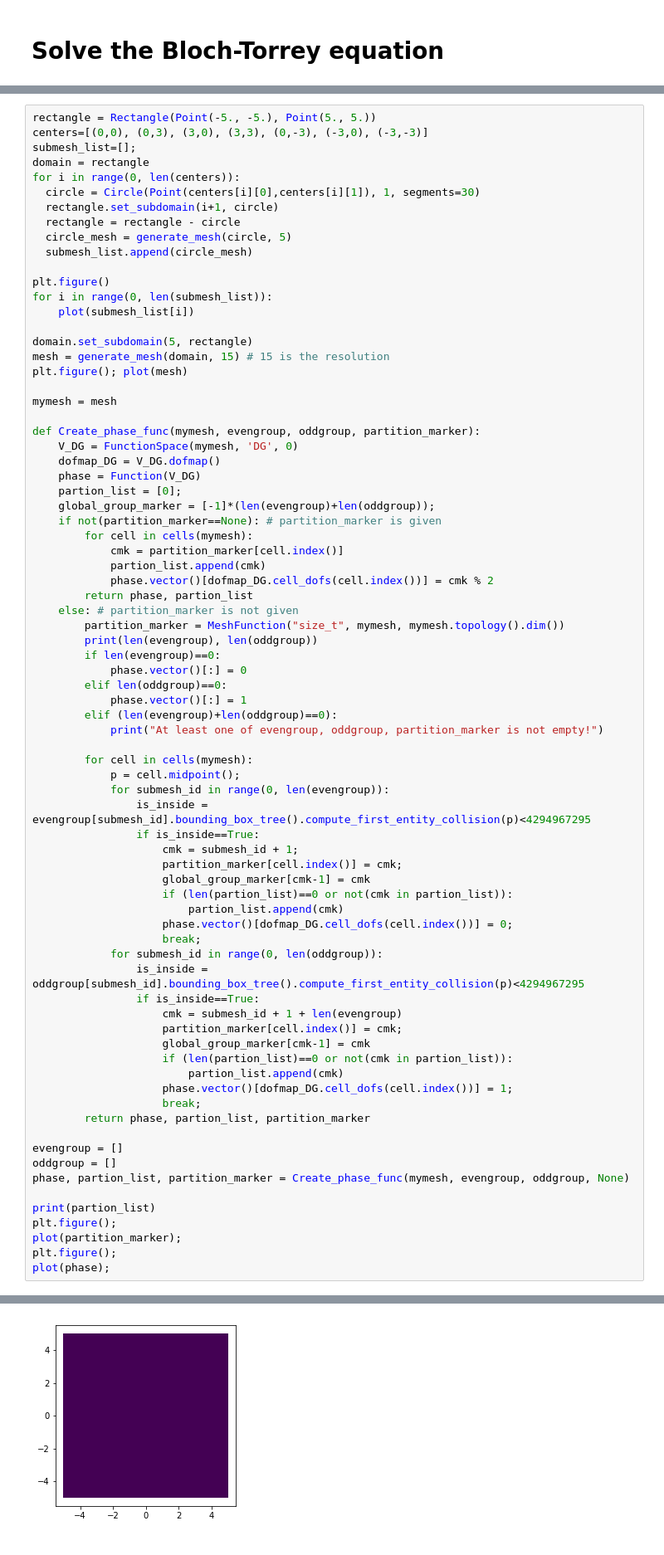
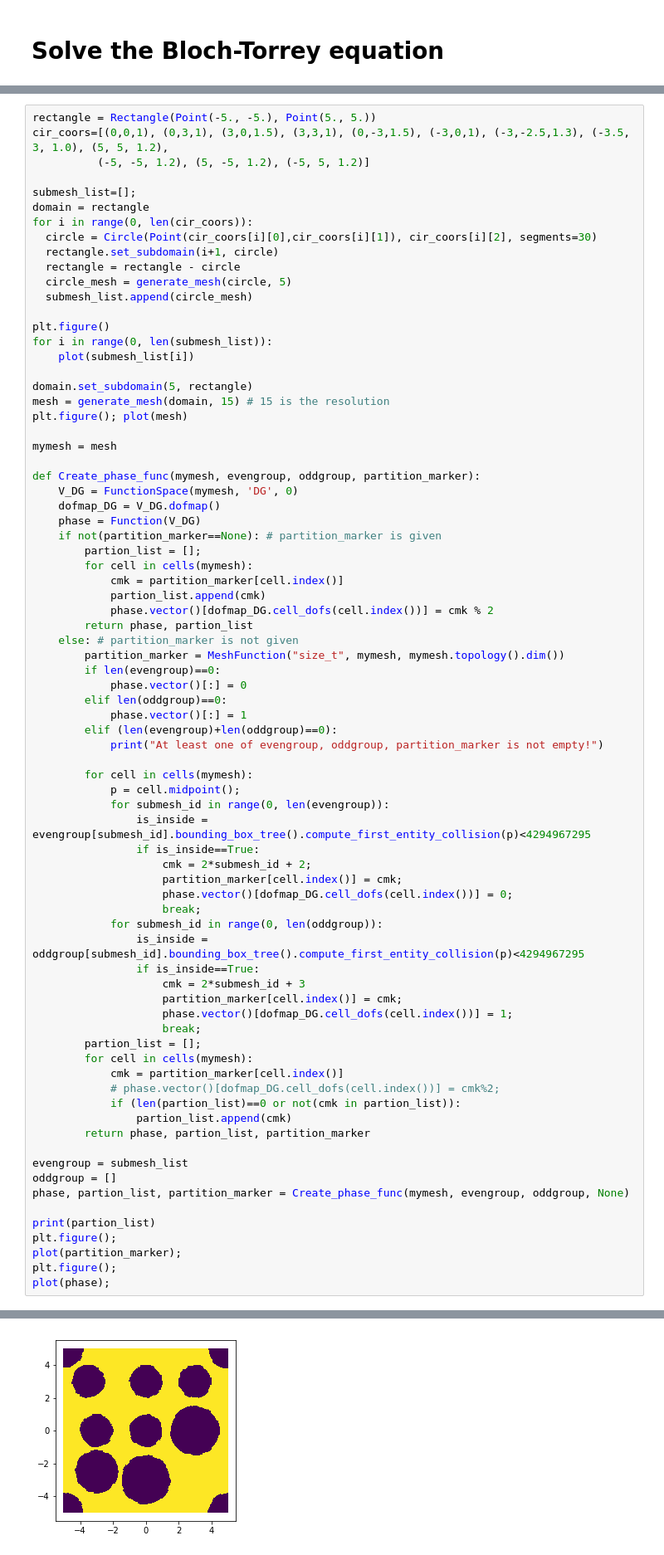
Before and after one commit to van-dang/DMRI-FEM-Cloud, a Jupyter notebook: PeriodicDomains.ipynb, the cells around one changed output, grey strips where cells are left out. Shown at 83% size. Cells and saved outputs as stored; diff of their text form.

```diff
--- a/PeriodicDomains.ipynb
+++ b/PeriodicDomains.ipynb
@@ -274,11 +274,13 @@ DEBUG:matplotlib.axes._base:update_title_pos
 [figure]
 # %%
 rectangle = Rectangle(Point(-5., -5.), Point(5., 5.))
-centers=[(0,0), (0,3), (3,0), (3,3), (0,-3), (-3,0), (-3,-3)]
+cir_coors=[(0,0,1), (0,3,1), (3,0,1.5), (3,3,1), (0,-3,1.5), (-3,0,1), (-3,-2.5,1.3), (-3.5, 3, 1.0), (5, 5, 1.2),
+          (-5, -5, 1.2), (5, -5, 1.2), (-5, 5, 1.2)]
+
 submesh_list=[];
 domain = rectangle
-for i in range(0, len(centers)):
-  circle = Circle(Point(centers[i][0],centers[i][1]), 1, segments=30)
+for i in range(0, len(cir_coors)):
+  circle = Circle(Point(cir_coors[i][0],cir_coors[i][1]), cir_coors[i][2], segments=30)
   rectangle.set_subdomain(i+1, circle)
   rectangle = rectangle - circle
   circle_mesh = generate_mesh(circle, 5)
@@ -298,9 +300,8 @@ def Create_phase_func(mymesh, evengroup, oddgroup, partition_marker):
     V_DG = FunctionSpace(mymesh, 'DG', 0)
     dofmap_DG = V_DG.dofmap()
     phase = Function(V_DG)
-    partion_list = [0];
-    global_group_marker = [-1]*(len(evengroup)+len(oddgroup));
     if not(partition_marker==None): # partition_marker is given
+        partion_list = [];
         for cell in cells(mymesh):
             cmk = partition_marker[cell.index()]
             partion_list.append(cmk)
@@ -308,7 +309,6 @@ def Create_phase_func(mymesh, evengroup, oddgroup, partition_marker):
         return phase, partion_list
     else: # partition_marker is not given
         partition_marker = MeshFunction("size_t", mymesh, mymesh.topology().dim())
-        print(len(evengroup), len(oddgroup))
         if len(evengroup)==0:
             phase.vector()[:] = 0
         elif len(oddgroup)==0:
@@ -321,26 +321,26 @@ def Create_phase_func(mymesh, evengroup, oddgroup, partition_marker):
             for submesh_id in range(0, len(evengroup)):
                 is_inside = evengroup[submesh_id].bounding_box_tree().compute_first_entity_collision(p)<4294967295
                 if is_inside==True:
-                    cmk = submesh_id + 1;
+                    cmk = 2*submesh_id + 2;
                     partition_marker[cell.index()] = cmk;
-                    global_group_marker[cmk-1] = cmk
-                    if (len(partion_list)==0 or not(cmk in partion_list)):
-                        partion_list.append(cmk)
                     phase.vector()[dofmap_DG.cell_dofs(cell.index())] = 0;
                     break;
             for submesh_id in range(0, len(oddgroup)):
                 is_inside = oddgroup[submesh_id].bounding_box_tree().compute_first_entity_collision(p)<4294967295
                 if is_inside==True:
-                    cmk = submesh_id + 1 + len(evengroup)
+                    cmk = 2*submesh_id + 3
                     partition_marker[cell.index()] = cmk;
-                    global_group_marker[cmk-1] = cmk
-                    if (len(partion_list)==0 or not(cmk in partion_list)):
-                        partion_list.append(cmk)
                     phase.vector()[dofmap_DG.cell_dofs(cell.index())] = 1;
                     break;
+        partion_list = [];
+        for cell in cells(mymesh):
+            cmk = partition_marker[cell.index()]
+            # phase.vector()[dofmap_DG.cell_dofs(cell.index())] = cmk%2;
+            if (len(partion_list)==0 or not(cmk in partion_list)):
+                partion_list.append(cmk)
         return phase, partion_list, partition_marker
 
-evengroup = []
+evengroup = submesh_list
 oddgroup = []
 phase, partion_list, partition_marker = Create_phase_func(mymesh, evengroup, oddgroup, None)
 
@@ -374,5 +373,5 @@ DEBUG:matplotlib.axes._base:update_title_pos
 DEBUG:matplotlib.axes._base:update_title_pos
 DEBUG:matplotlib.axes._base:update_title_pos
 DEBUG:matplotlib.axes._base:update_title_pos
 DEBUG:matplotlib.axes._base:update_title_pos
-[figure, old version]
+[figure, new version]
```
Also changed, not shown: parts of 1 cell of this notebook.
